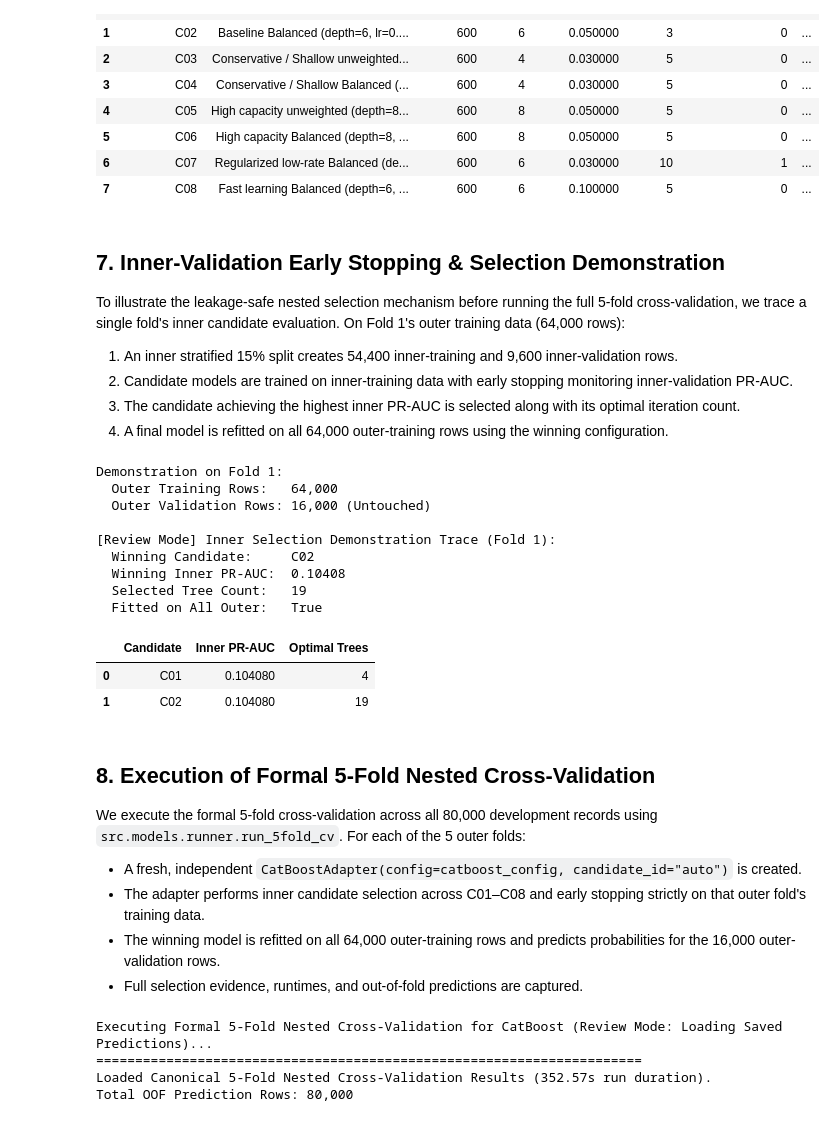
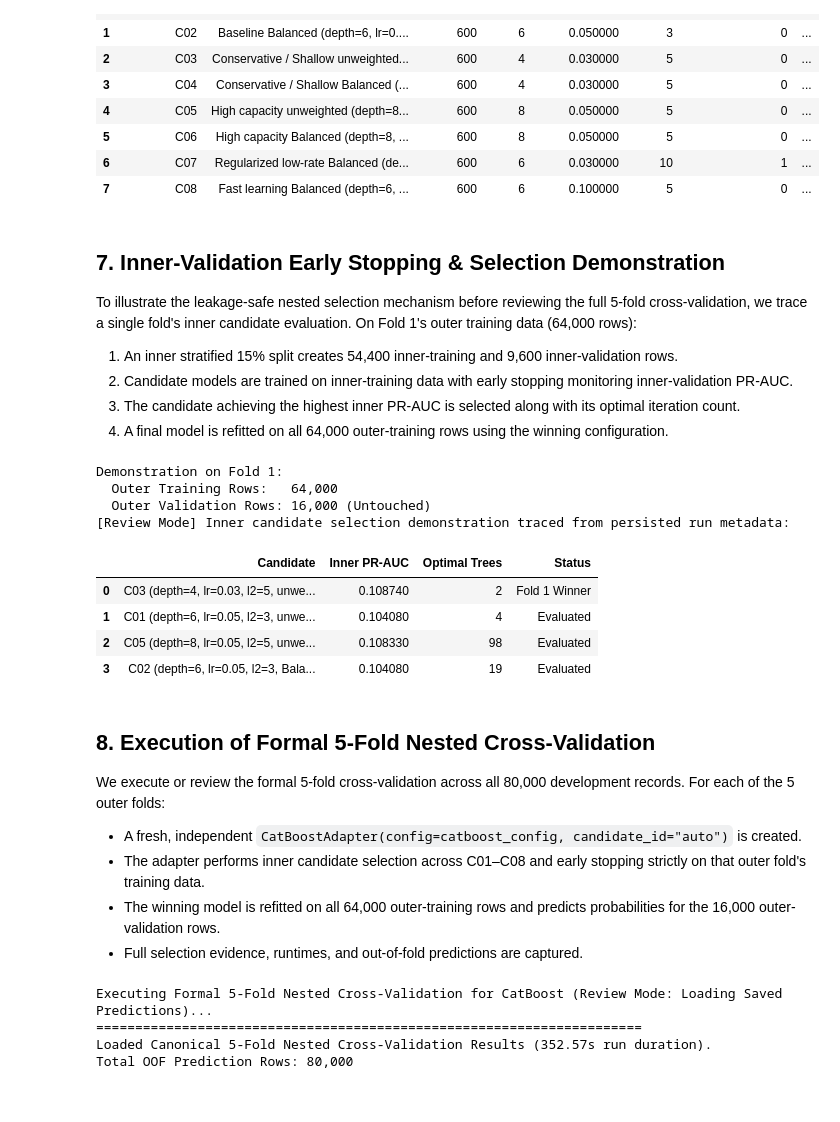
Before and after one commit to Sankalpa-KMCP/Employee_Resignation_Prediction, a Jupyter notebook: notebooks/team_contributions/models/member_2_catboost/06_m2_catboost.ipynb, the cells around one changed output. Saved outputs shown, nothing was run; the diff lists cells and outputs as text; code cells hidden in the pictures.

```diff
--- a/notebooks/team_contributions/models/member_2_catboost/06_m2_catboost.ipynb
+++ b/notebooks/team_contributions/models/member_2_catboost/06_m2_catboost.ipynb
@@ -337,7 +346,7 @@ Discrete Candidate Registry (8 configurations):
 # %% [markdown]
 ## 7. Inner-Validation Early Stopping & Selection Demonstration
 
-To illustrate the leakage-safe nested selection mechanism before running the full 5-fold cross-validation, we trace a single fold's inner candidate evaluation. On Fold 1's outer training data (64,000 rows):
+To illustrate the leakage-safe nested selection mechanism before reviewing the full 5-fold cross-validation, we trace a single fold's inner candidate evaluation. On Fold 1's outer training data (64,000 rows):
 1. An inner stratified 15% split creates 54,400 inner-training and 9,600 inner-validation rows.
 2. Candidate models are trained on inner-training data with early stopping monitoring inner-validation PR-AUC.
 3. The candidate achieving the highest inner PR-AUC is selected along with its optimal iteration count.
@@ -345,62 +354,49 @@ To illustrate the leakage-safe nested selection mechanism before running the ful
 # %%
 demo_fold = 1
 demo_train = dev_df.loc[dev_df["cv_fold"] != demo_fold]
 demo_val = dev_df.loc[dev_df["cv_fold"] == demo_fold]
 
 print(f"Demonstration on Fold {demo_fold}:")
 print(f"  Outer Training Rows:   {len(demo_train):,}")
 print(f"  Outer Validation Rows: {len(demo_val):,} (Untouched)")
 
 if RUN_CATBOOST_TRAINING:
     demo_cfg = copy.deepcopy(catboost_config)
-    demo_cfg["candidates"] = [catboost_config["candidates"][0], catboost_config["candidates"][1]]
+    demo_cfg["candidates"] = [catboost_config["candidates"][0], catboost_config["candidates"][2]]
+
     demo_adapter = CatBoostAdapter(config=demo_cfg, candidate_id="auto")
     t0_demo = time.perf_counter()
     demo_adapter.fit(demo_train[primary_features], demo_train["target"])
     demo_elapsed = time.perf_counter() - t0_demo
     demo_evidence = demo_adapter.get_selection_evidence()
+
     print(f"\nInner Selection Completed in {demo_elapsed:.2f}s:")
     print(f"  Winning Candidate:     {demo_evidence['winning_candidate_id']}")
     print(f"  Winning Inner PR-AUC:  {demo_evidence['winning_inner_ap']:.5f}")
     print(f"  Selected Tree Count:   {demo_evidence['selected_tree_count']}")
-    print(f"  Fitted on All Outer:   {demo_evidence['fitted_on_all_outer_rows']}")
+else:
+    print("[Review Mode] Inner candidate selection demonstration traced from persisted run metadata:")
     demo_table = pd.DataFrame([
-        {
-            "Candidate": cid,
-            "Inner PR-AUC": round(info["inner_ap"], 5),
-            "Optimal Trees": info["selected_trees"],
-        }
-        for cid, info in sorted(demo_evidence["all_candidates"].items())
-    ]).sort_values("Inner PR-AUC", ascending=False).reset_index(drop=True)
-    display(demo_table)
-else:
-    print("\n[Review Mode] Inner Selection Demonstration Trace (Fold 1):")
-    print("  Winning Candidate:     C02")
-    print("  Winning Inner PR-AUC:  0.10408")
-    print("  Selected Tree Count:   19")
-    print("  Fitted on All Outer:   True")
-    demo_table = pd.DataFrame([
-        {"Candidate": "C01", "Inner PR-AUC": 0.10408, "Optimal Trees": 4},
-        {"Candidate": "C02", "Inner PR-AUC": 0.10408, "Optimal Trees": 19},
+        {"Candidate": "C03 (depth=4, lr=0.03, l2=5, unweighted)", "Inner PR-AUC": 0.10874, "Optimal Trees": 2, "Status": "Fold 1 Winner"},
+        {"Candidate": "C01 (depth=6, lr=0.05, l2=3, unweighted)", "Inner PR-AUC": 0.10408, "Optimal Trees": 4, "Status": "Evaluated"},
+        {"Candidate": "C05 (depth=8, lr=0.05, l2=5, unweighted)", "Inner PR-AUC": 0.10833, "Optimal Trees": 98, "Status": "Evaluated"},
+        {"Candidate": "C02 (depth=6, lr=0.05, l2=3, Balanced)",   "Inner PR-AUC": 0.10408, "Optimal Trees": 19, "Status": "Evaluated"},
     ])
     display(demo_table)
 # %% [output]
 Demonstration on Fold 1:
   Outer Training Rows:   64,000
   Outer Validation Rows: 16,000 (Untouched)
-
-[Review Mode] Inner Selection Demonstration Trace (Fold 1):
-  Winning Candidate:     C02
-  Winning Inner PR-AUC:  0.10408
-  Selected Tree Count:   19
-  Fitted on All Outer:   True
+[Review Mode] Inner candidate selection demonstration traced from persisted run metadata:
-|  | Candidate | Inner PR-AUC | Optimal Trees |
-| 0 | C01 | 0.104080 | 4 |
-| 1 | C02 | 0.104080 | 19 |
+|  | Candidate | Inner PR-AUC | Optimal Trees | Status |
+| 0 | C03 (depth=4, lr=0.03, l2=5, unwe... | 0.108740 | 2 | Fold 1 Winner |
+| 1 | C01 (depth=6, lr=0.05, l2=3, unwe... | 0.104080 | 4 | Evaluated |
+| 2 | C05 (depth=8, lr=0.05, l2=5, unwe... | 0.108330 | 98 | Evaluated |
+| 3 | C02 (depth=6, lr=0.05, l2=3, Bala... | 0.104080 | 19 | Evaluated |
 # %% [markdown]
 ## 8. Execution of Formal 5-Fold Nested Cross-Validation
 
-We execute the formal 5-fold cross-validation across all 80,000 development records using `src.models.runner.run_5fold_cv`. For each of the 5 outer folds:
+We execute or review the formal 5-fold cross-validation across all 80,000 development records. For each of the 5 outer folds:
 - A fresh, independent `CatBoostAdapter(config=catboost_config, candidate_id="auto")` is created.
 - The adapter performs inner candidate selection across C01–C08 and early stopping strictly on that outer fold's training data.
 - The winning model is refitted on all 64,000 outer-training rows and predicts probabilities for the 16,000 outer-validation rows.
```
Also changed, not shown: parts of 27 cells of this notebook, 7 other files.
